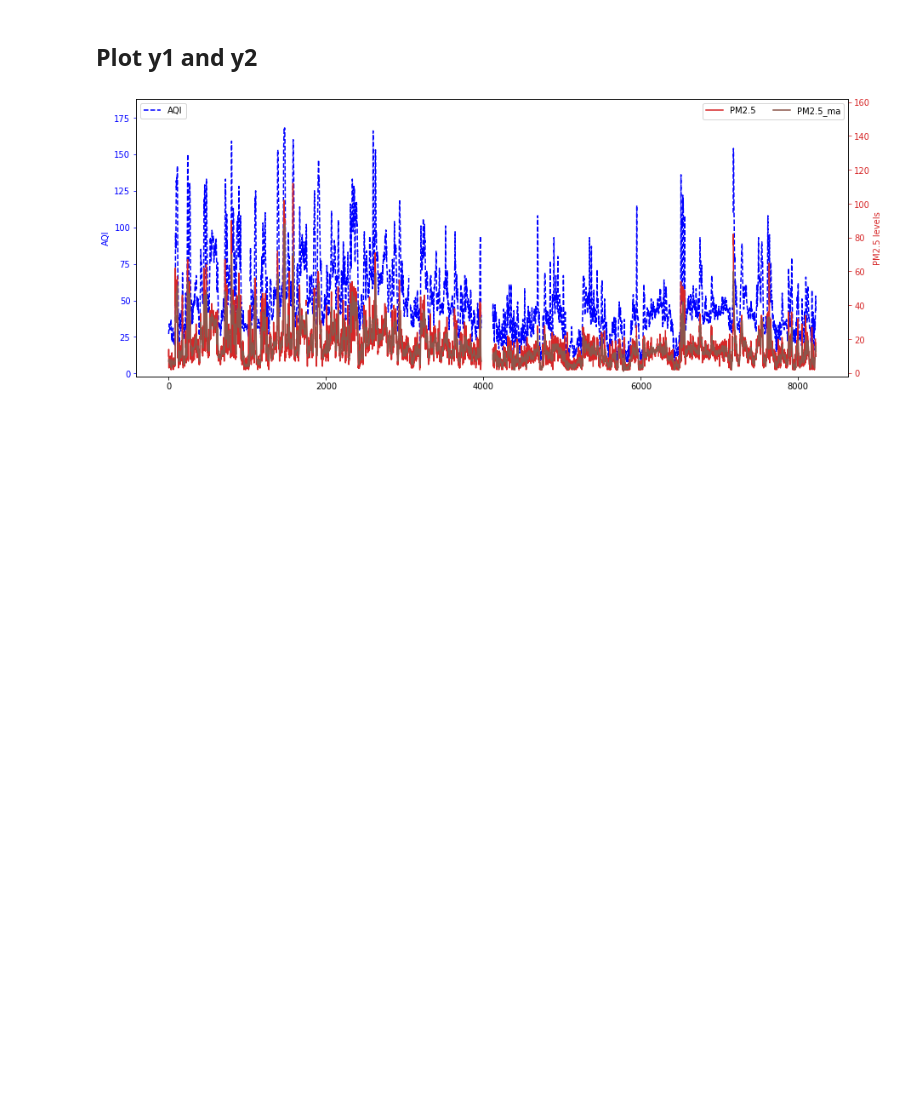
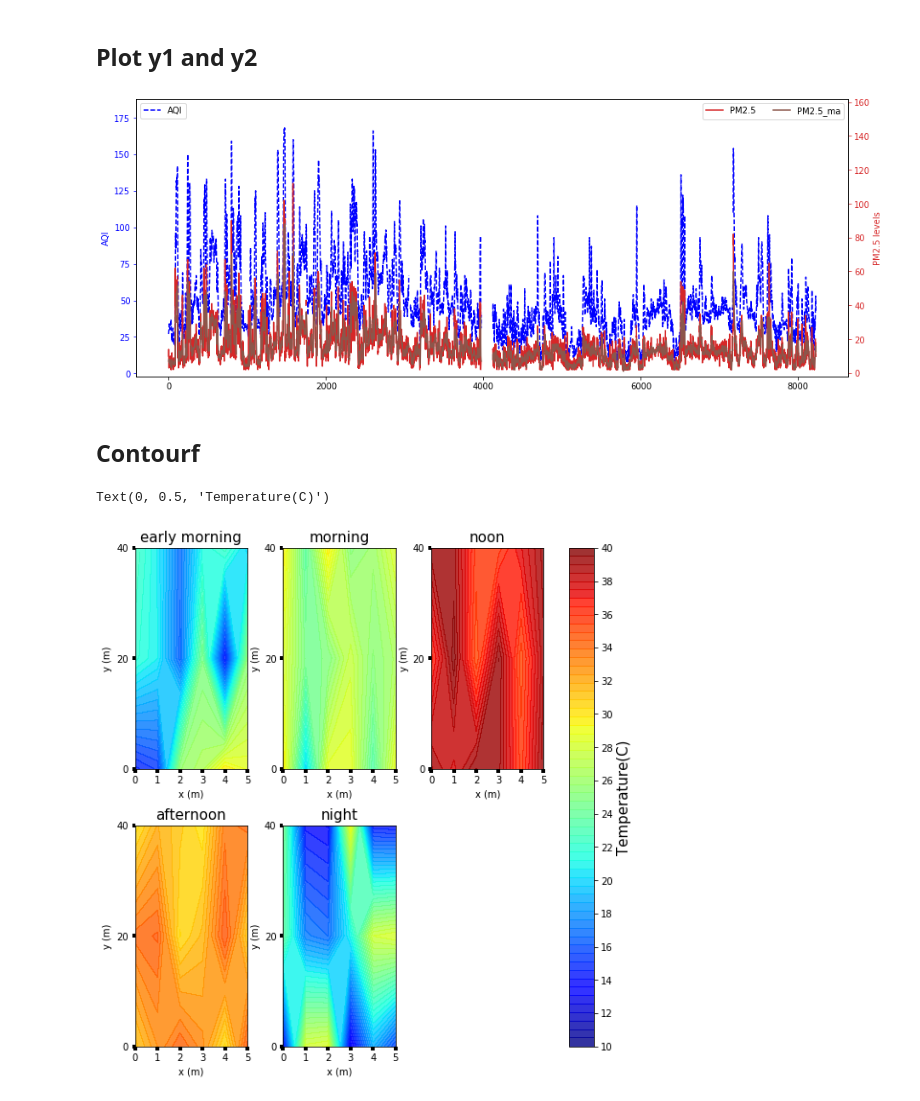
Before and after one commit to allenyummy/lab303, a Jupyter notebook: tutorial_matplotlib.ipynb, the cells around one changed output. Saved outputs shown, nothing was run; the diff lists cells and outputs as text; code cells hidden in the pictures; blank space fills up the shorter version.

Commit message:
add contourf

```diff
--- a/tutorial_matplotlib.ipynb
+++ b/tutorial_matplotlib.ipynb
@@ -179,3 +179,36 @@ ax2.set_ylabel('PM2.5 levels', color='C3')
 ax2.tick_params('y', colors='C3')
 # %% [output]
 [figure]
+# %% [markdown]
+## Contourf
+# %%
+airTemp_earl = np.random.randint(low=100, high=300, size=(3, 6))/10
+airTemp_morn = np.random.randint(low=200, high=300, size=(3, 6))/10
+airTemp_noon = np.random.randint(low=350, high=400, size=(3, 6))/10
+airTemp_afte = np.random.randint(low=300, high=350, size=(3, 6))/10
+airTemp_nigh = np.random.randint(low=100, high=300, size=(3, 6))/10
+# %%
+penghu_x = np.array([0,1,2,3,4,5])
+penghu_y = np.array([40,20,0])
+
+vmax=40
+vmin=10
+levels = np.linspace(vmin,vmax,60)
+
+fig, axs = plt.subplots(2, 3, figsize=(8,8))
+fig.delaxes(axs[1,2])
+for ax, data, lbl in ((axs[0,0], airTemp_earl, "early morning"), (axs[0,1], airTemp_morn, "morning"), (axs[0,2], airTemp_noon, "noon"),\
+                      (axs[1,0], airTemp_afte, "afternoon"), (axs[1,1], airTemp_nigh, "night")):
+    _ctf = ax.contourf(penghu_x, penghu_y, data, 15, alpha=0.8, cmap='jet', levels=levels, vmax=vmax, vmin=vmin)
+    ax.set_yticks(penghu_y)
+    ax.set_xticks(penghu_x)
+    ax.set_ylabel('y (m)', fontsize = 10)
+    ax.set_xlabel('x (m)', fontsize = 10)
+    ax.set_title(lbl, fontsize = 15)
+    ax.tick_params(which='major',width=4)
+plt.tight_layout(pad=0.3, w_pad=1.0, h_pad=1.0)
+cbar = fig.colorbar(_ctf, ax=axs, ticks=np.linspace(vmin,vmax,16))
+cbar.ax.set_ylabel("Temperature(C)", fontsize=15)
+# %% [output]
+Text(0, 0.5, 'Temperature(C)')
+[figure, added]
```
